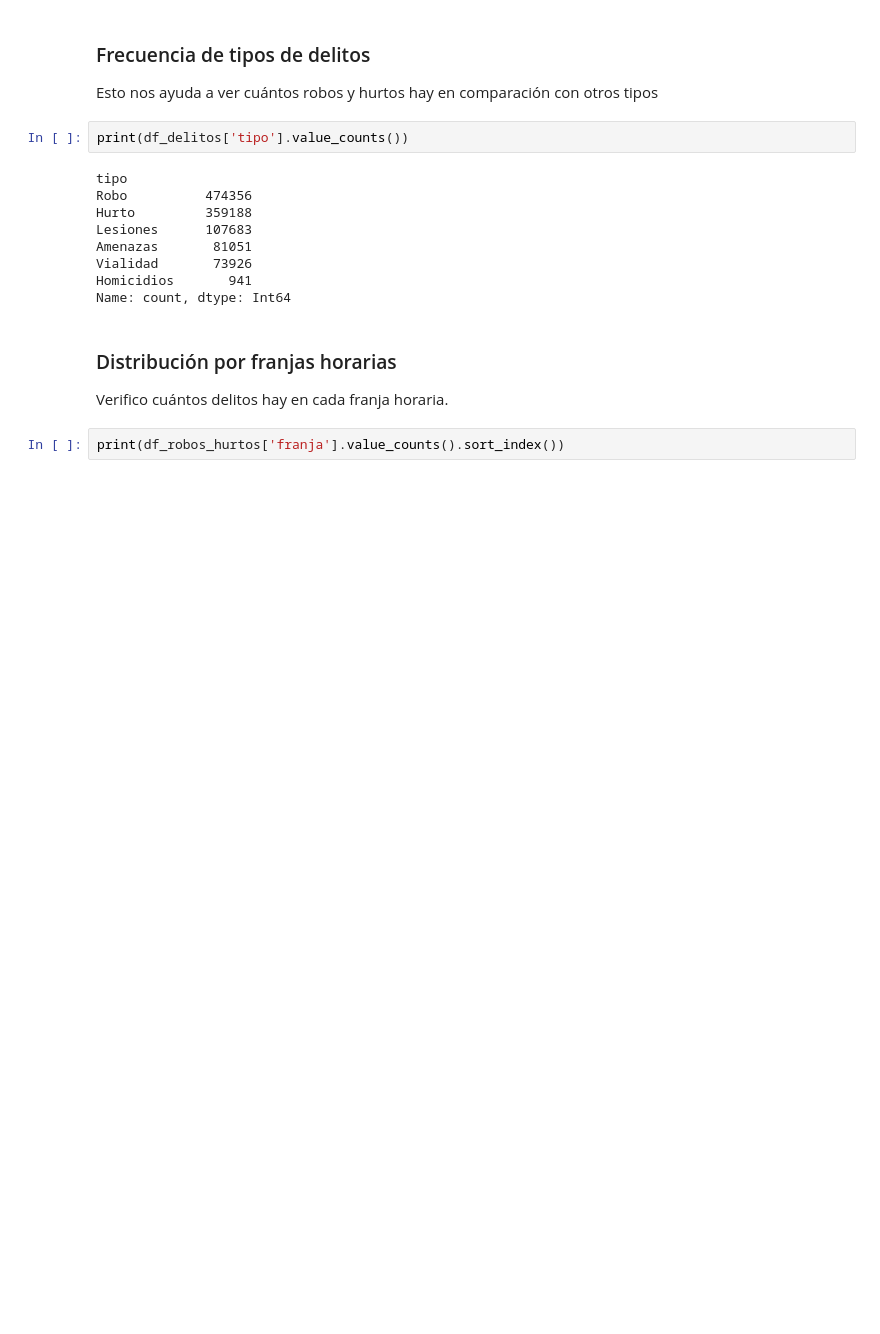
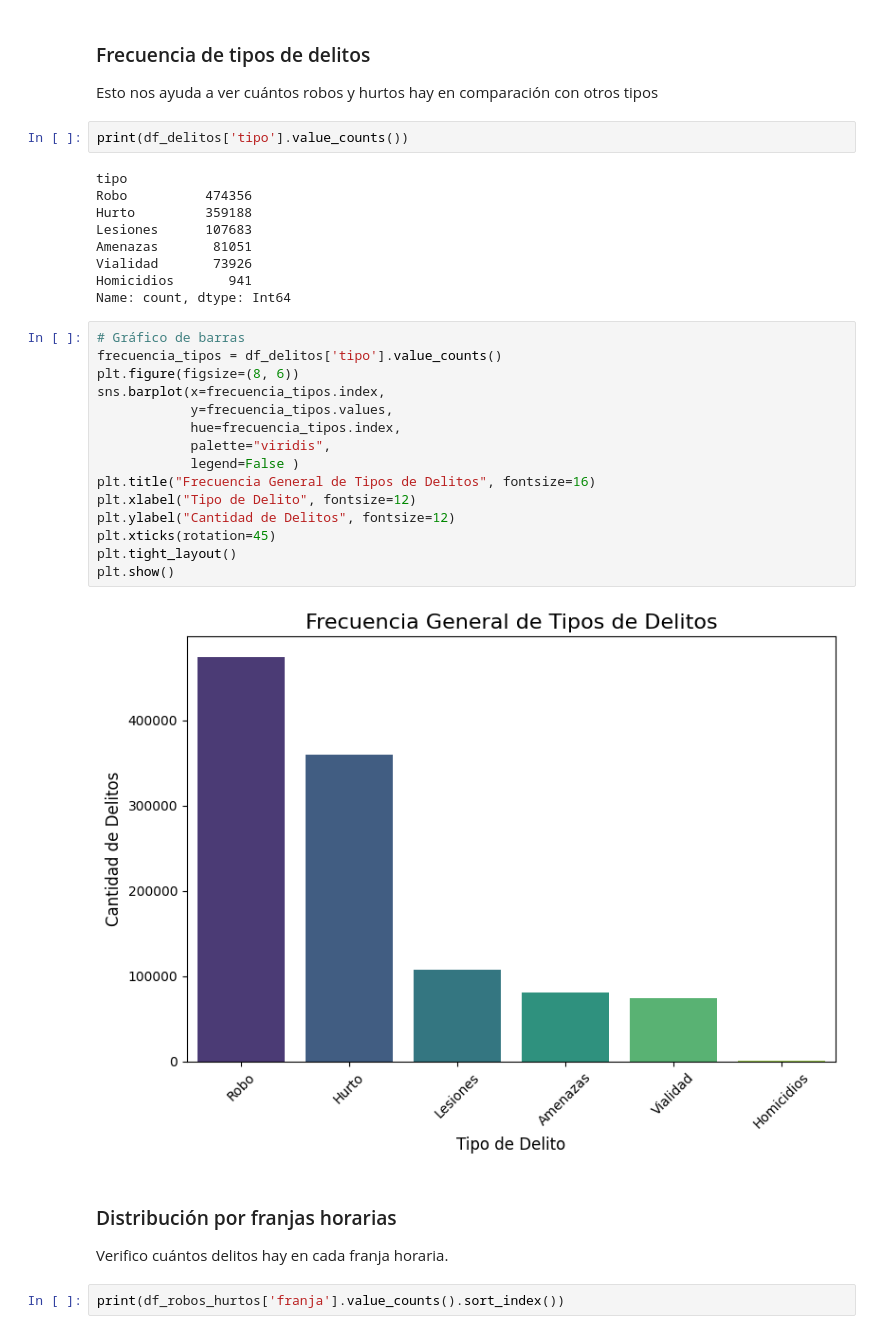
Before and after one commit to juandiegomoscoso/Delitos-Ciudad-Buenos-Aires, a Jupyter notebook: delitos-ciudad-buenos-aires.ipynb, the cells around one changed output. Saved outputs shown, nothing was run; the diff lists cells and outputs as text; blank space fills up the shorter version.

Commit message:
Agregar grafico de frecuencia de tipos de delitos

```diff
--- a/delitos-ciudad-buenos-aires.ipynb
+++ b/delitos-ciudad-buenos-aires.ipynb
@@ -551,6 +551,23 @@ Amenazas       81051
 Vialidad       73926
 Homicidios       941
 Name: count, dtype: Int64
+# %%
+# Gráfico de barras
+frecuencia_tipos = df_delitos['tipo'].value_counts()
+plt.figure(figsize=(8, 6))
+sns.barplot(x=frecuencia_tipos.index,
+            y=frecuencia_tipos.values,
+            hue=frecuencia_tipos.index,
+            palette="viridis",
+            legend=False )
+plt.title("Frecuencia General de Tipos de Delitos", fontsize=16)
+plt.xlabel("Tipo de Delito", fontsize=12)
+plt.ylabel("Cantidad de Delitos", fontsize=12)
+plt.xticks(rotation=45)
+plt.tight_layout()
+plt.show()
+# %% [output]
+[figure, added]
 # %% [markdown]
 ### Distribución por franjas horarias
 
```
Also changed, not shown: parts of 1 cell of this notebook.
